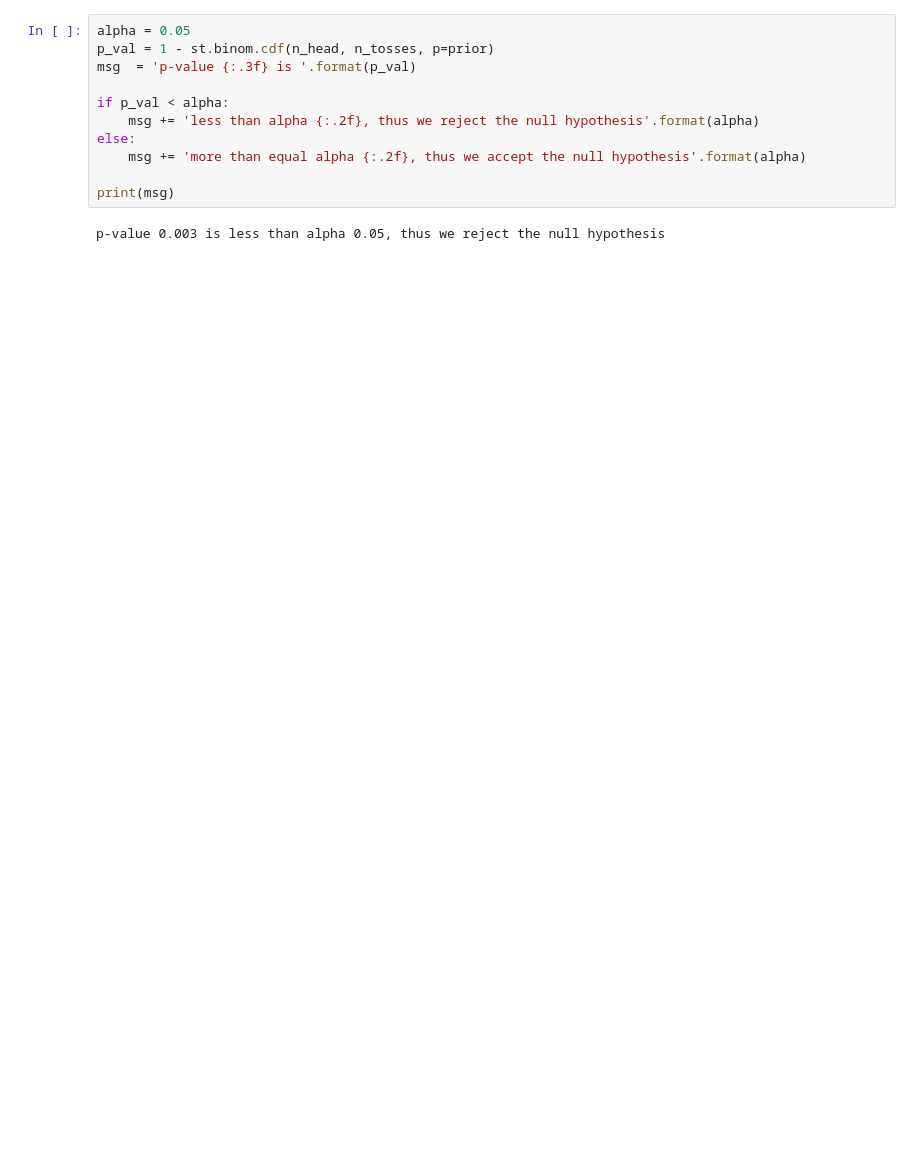
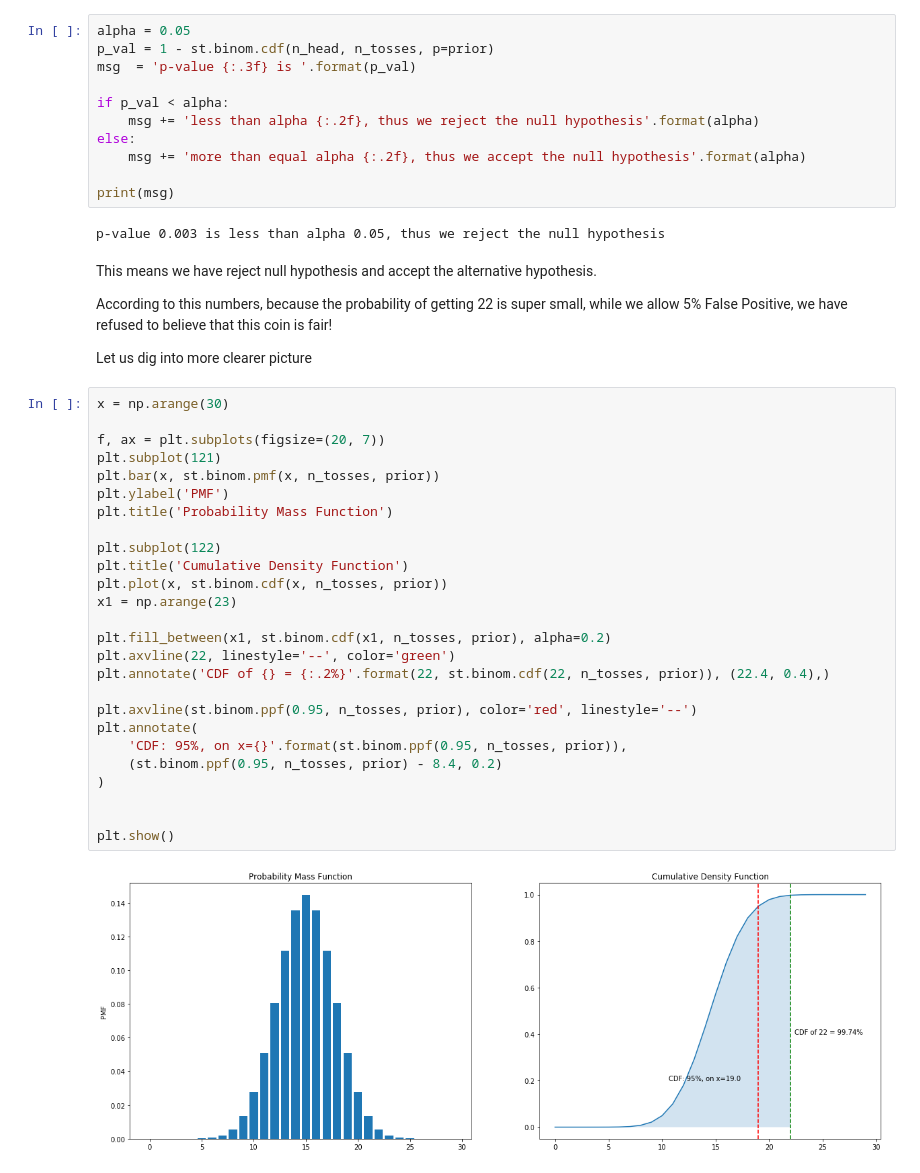
Before and after one commit to ariepratama/learnstats, a Jupyter notebook: 001-statistics_for_hackers/003 - CodeLab - Hypothesis Test - Answer.ipynb, the cells around one changed output. Drawn from its saved outputs; the diff is of its cells as text; blank space fills up the shorter version.

Commit message:
show cdf and add references

```diff
--- a/001-statistics_for_hackers/003 - CodeLab - Hypothesis Test - Answer.ipynb
+++ b/001-statistics_for_hackers/003 - CodeLab - Hypothesis Test - Answer.ipynb
@@ -64,3 +79,37 @@ else:
 print(msg)
 # %% [output]
 p-value 0.003 is less than alpha 0.05, thus we reject the null hypothesis
+# %% [markdown]
+This means we have reject null hypothesis and accept the alternative hypothesis.
+
+According to this numbers, because the probability of getting 22 is super small, while we allow 5% False Positive, we have refused to believe that this coin is fair!
+
+Let us dig into more clearer picture
+# %%
+x = np.arange(30)
+
+f, ax = plt.subplots(figsize=(20, 7))
+plt.subplot(121)
+plt.bar(x, st.binom.pmf(x, n_tosses, prior))
+plt.ylabel('PMF')
+plt.title('Probability Mass Function')
+
+plt.subplot(122)
+plt.title('Cumulative Density Function')
+plt.plot(x, st.binom.cdf(x, n_tosses, prior))
+x1 = np.arange(23)
+
+plt.fill_between(x1, st.binom.cdf(x1, n_tosses, prior), alpha=0.2)
+plt.axvline(22, linestyle='--', color='green')
+plt.annotate('CDF of {} = {:.2%}'.format(22, st.binom.cdf(22, n_tosses, prior)), (22.4, 0.4),)
+
+plt.axvline(st.binom.ppf(0.95, n_tosses, prior), color='red', linestyle='--')
+plt.annotate(
+    'CDF: 95%, on x={}'.format(st.binom.ppf(0.95, n_tosses, prior)),
+    (st.binom.ppf(0.95, n_tosses, prior) - 8.4, 0.2)
+)
+
+
+plt.show()
+# %% [output]
+[figure, added]
```
Also changed, not shown: parts of 7 cells of this notebook.
